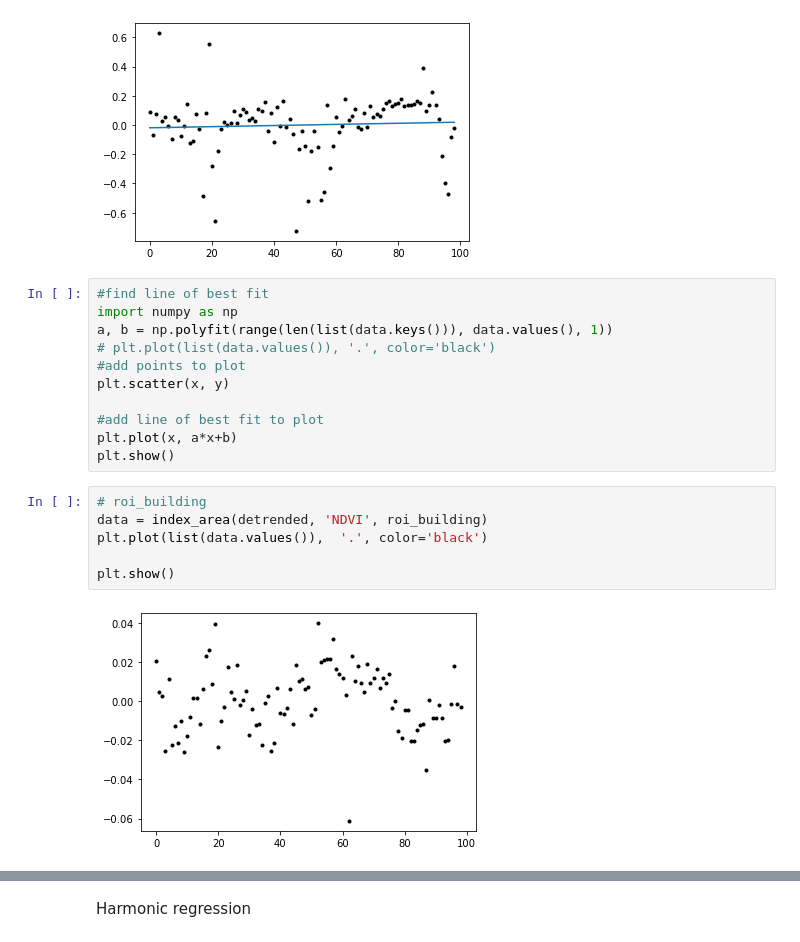
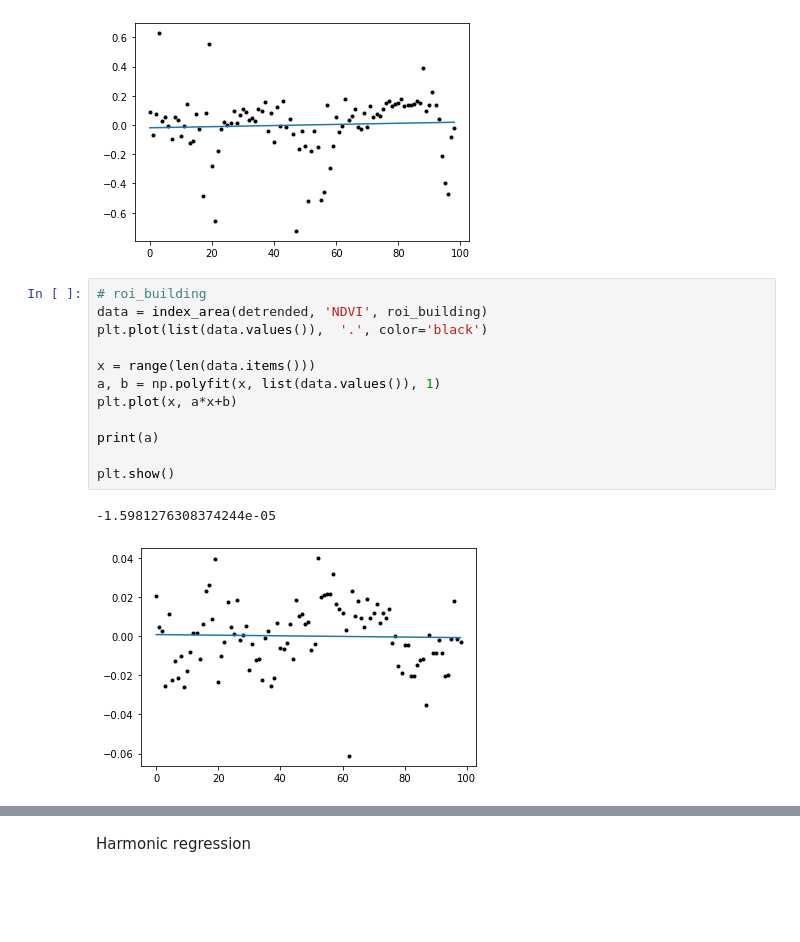
Before and after one commit to SuzannaLin/GEE_LULC, a Jupyter notebook: EARSeL_Nice.ipynb, the cells around one changed output, grey strips where cells are left out. Cells and saved outputs as stored; diff of their text form; blank space fills up the shorter version.

```diff
--- a/EARSeL_Nice.ipynb
+++ b/EARSeL_Nice.ipynb
@@ -595,25 +595,21 @@ plt.plot(x, a*x+b)
 plt.show()
 # %% [output]
 [figure]
-# %%
-#find line of best fit
-import numpy as np
-a, b = np.polyfit(range(len(list(data.keys())), data.values(), 1))
-# plt.plot(list(data.values()), '.', color='black')
-#add points to plot
-plt.scatter(x, y)
-
-#add line of best fit to plot
-plt.plot(x, a*x+b)
-plt.show()
 # %%
 # roi_building
 data = index_area(detrended, 'NDVI', roi_building)
 plt.plot(list(data.values()),  '.', color='black')
 
+x = range(len(data.items()))
+a, b = np.polyfit(x, list(data.values()), 1)
+plt.plot(x, a*x+b)
+
+print(a)
+
 plt.show()
 # %% [output]
+-1.5981276308374244e-05
-[figure, old version]
+[figure, new version]
 # %%
 # roi_vegetation
 data = index_area(detrended, 'NDVI', roi_vegetation)
```
Also changed, not shown: parts of 55 cells of this notebook.
